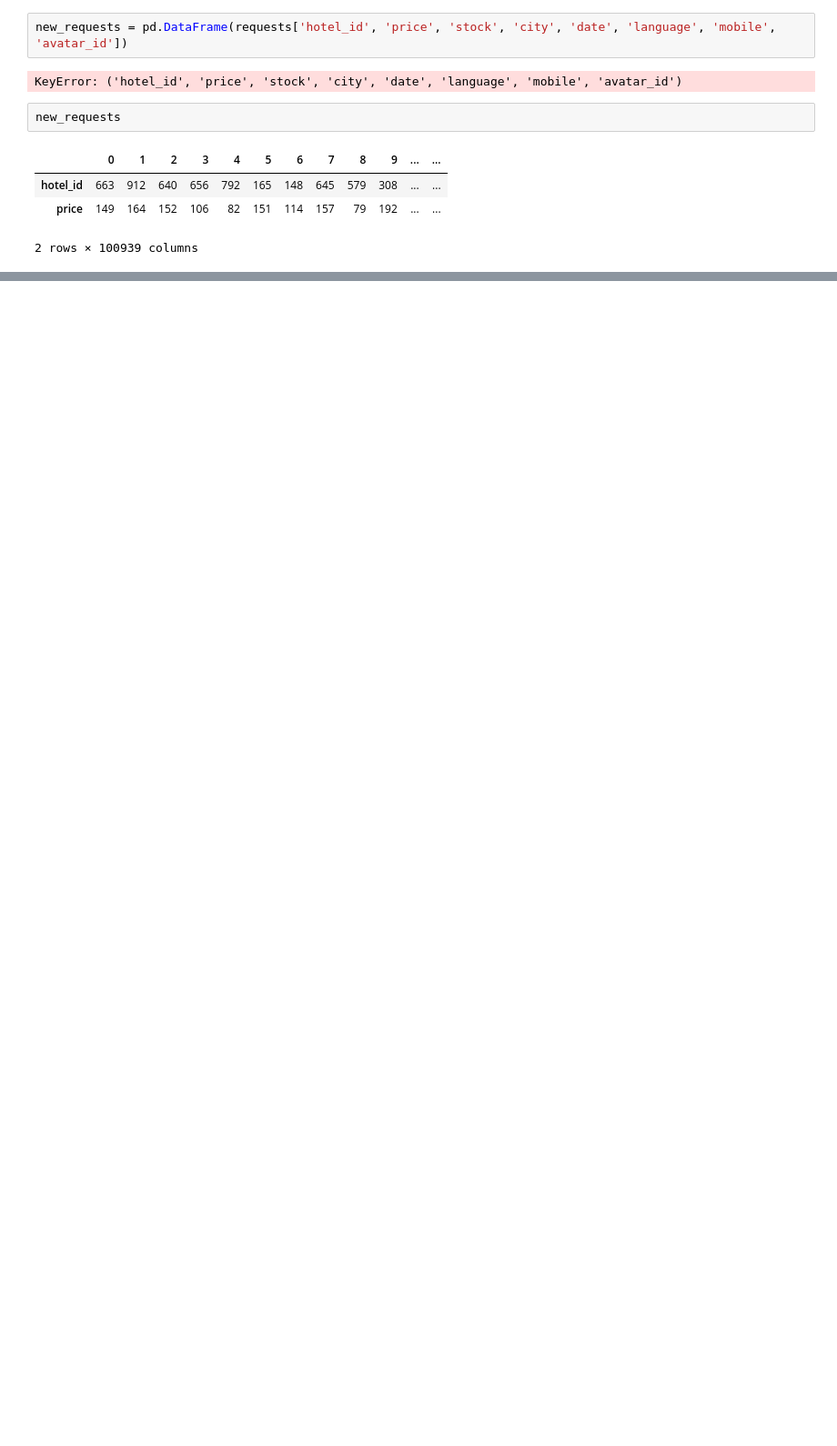
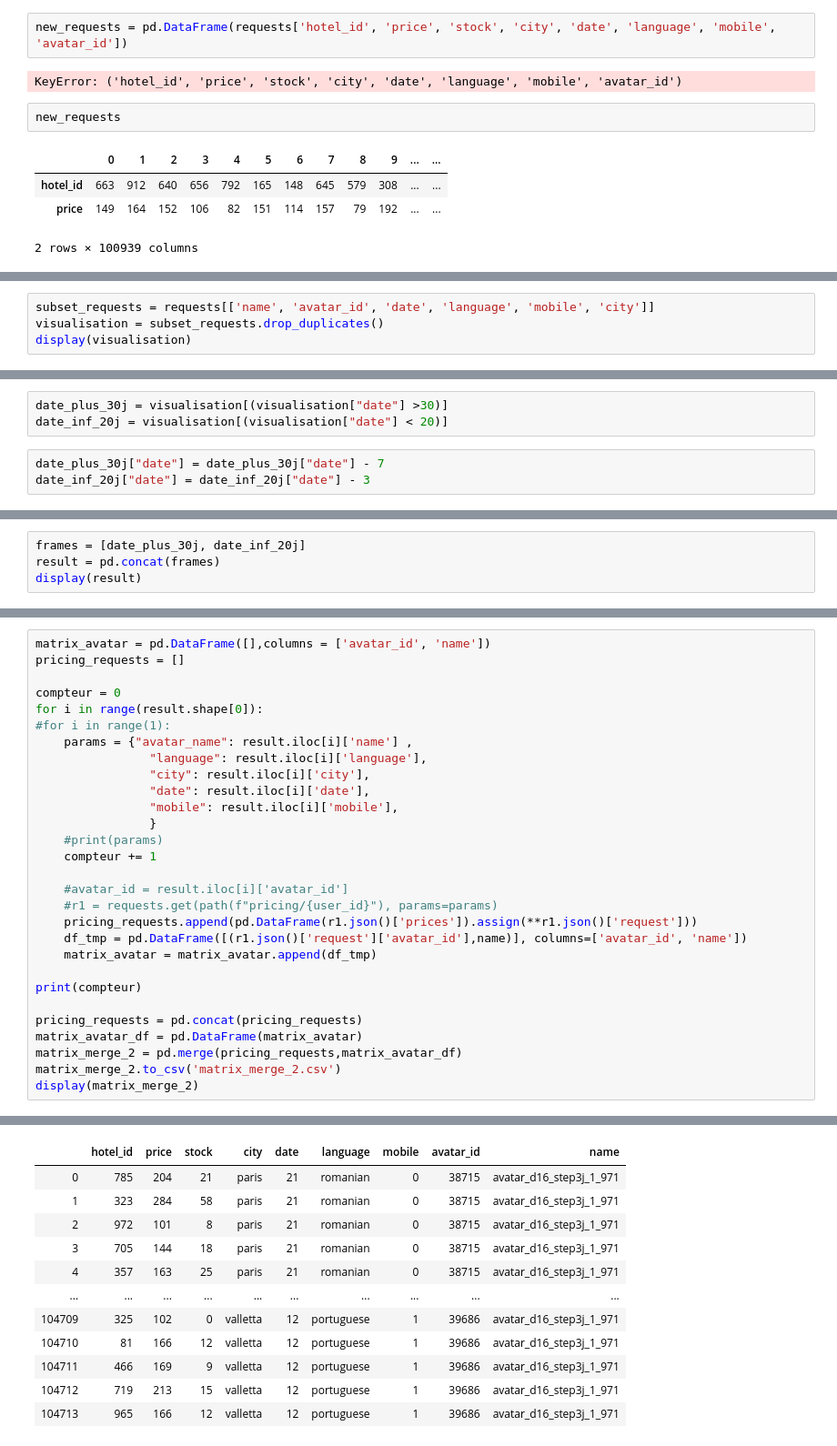
Before and after one commit to EliseBcl/D-fi_IA_2023, a Jupyter notebook: tutoriel-d-fi-ia-2023.ipynb, the cells around one changed output, grey strips where cells are left out. Shown at 91% size. Drawn from its saved outputs; the diff is of its cells as text; blank space fills up the shorter version.

```diff
--- a/tutoriel-d-fi-ia-2023.ipynb
+++ b/tutoriel-d-fi-ia-2023.ipynb
@@ -466,0 +545,4 @@ new_requests
+# %%
+subset_requests = requests[['name', 'avatar_id', 'date', 'language', 'mobile', 'city']]
+visualisation = subset_requests.drop_duplicates()
+display(visualisation)
@@ -466,0 +563,6 @@ new_requests
+# %%
+date_plus_30j = visualisation[(visualisation["date"] >30)]
+date_inf_20j = visualisation[(visualisation["date"] < 20)]
+# %%
+date_plus_30j["date"] = date_plus_30j["date"] - 7
+date_inf_20j["date"] = date_inf_20j["date"] - 3
@@ -466,0 +609,4 @@ new_requests
+# %%
+frames = [date_plus_30j, date_inf_20j]
+result = pd.concat(frames)
+display(result)
@@ -466,0 +638,30 @@ new_requests
+# %%
+matrix_avatar = pd.DataFrame([],columns = ['avatar_id', 'name'])
+pricing_requests = []
+
+compteur = 0
+for i in range(result.shape[0]):
+#for i in range(1):
+    params = {"avatar_name": result.iloc[i]['name'] ,
+                "language": result.iloc[i]['language'],
+                "city": result.iloc[i]['city'],
+                "date": result.iloc[i]['date'],
+                "mobile": result.iloc[i]['mobile'],
+                }
+    #print(params)
+    compteur += 1
+
+    #avatar_id = result.iloc[i]['avatar_id']
+    #r1 = requests.get(path(f"pricing/{user_id}"), params=params)
+    pricing_requests.append(pd.DataFrame(r1.json()['prices']).assign(**r1.json()['request']))
+    df_tmp = pd.DataFrame([(r1.json()['request']['avatar_id'],name)], columns=['avatar_id', 'name'])
+    matrix_avatar = matrix_avatar.append(df_tmp)
+
+print(compteur)
+
+pricing_requests = pd.concat(pricing_requests)
+matrix_avatar_df = pd.DataFrame(matrix_avatar)
+matrix_merge_2 = pd.merge(pricing_requests,matrix_avatar_df)
+matrix_merge_2.to_csv('matrix_merge_2.csv')
+display(matrix_merge_2)
+# %% [output]
@@ -466,0 +669,12 @@ new_requests
+|  | hotel_id | price | stock | city | date | language | mobile | avatar_id | name |
+| 0 | 785 | 204 | 21 | paris | 21 | romanian | 0 | 38715 | avatar_d16_step3j_1_971 |
+| 1 | 323 | 284 | 58 | paris | 21 | romanian | 0 | 38715 | avatar_d16_step3j_1_971 |
+| 2 | 972 | 101 | 8 | paris | 21 | romanian | 0 | 38715 | avatar_d16_step3j_1_971 |
+| 3 | 705 | 144 | 18 | paris | 21 | romanian | 0 | 38715 | avatar_d16_step3j_1_971 |
+| 4 | 357 | 163 | 25 | paris | 21 | romanian | 0 | 38715 | avatar_d16_step3j_1_971 |
+| ... | ... | ... | ... | ... | ... | ... | ... | ... | ... |
+| 104709 | 325 | 102 | 0 | valletta | 12 | portuguese | 1 | 39686 | avatar_d16_step3j_1_971 |
+| 104710 | 81 | 166 | 12 | valletta | 12 | portuguese | 1 | 39686 | avatar_d16_step3j_1_971 |
+| 104711 | 466 | 169 | 9 | valletta | 12 | portuguese | 1 | 39686 | avatar_d16_step3j_1_971 |
+| 104712 | 719 | 213 | 15 | valletta | 12 | portuguese | 1 | 39686 | avatar_d16_step3j_1_971 |
+| 104713 | 965 | 166 | 12 | valletta | 12 | portuguese | 1 | 39686 | avatar_d16_step3j_1_971 |
```
Also changed, not shown: parts of 25 cells of this notebook, 4 other files.
